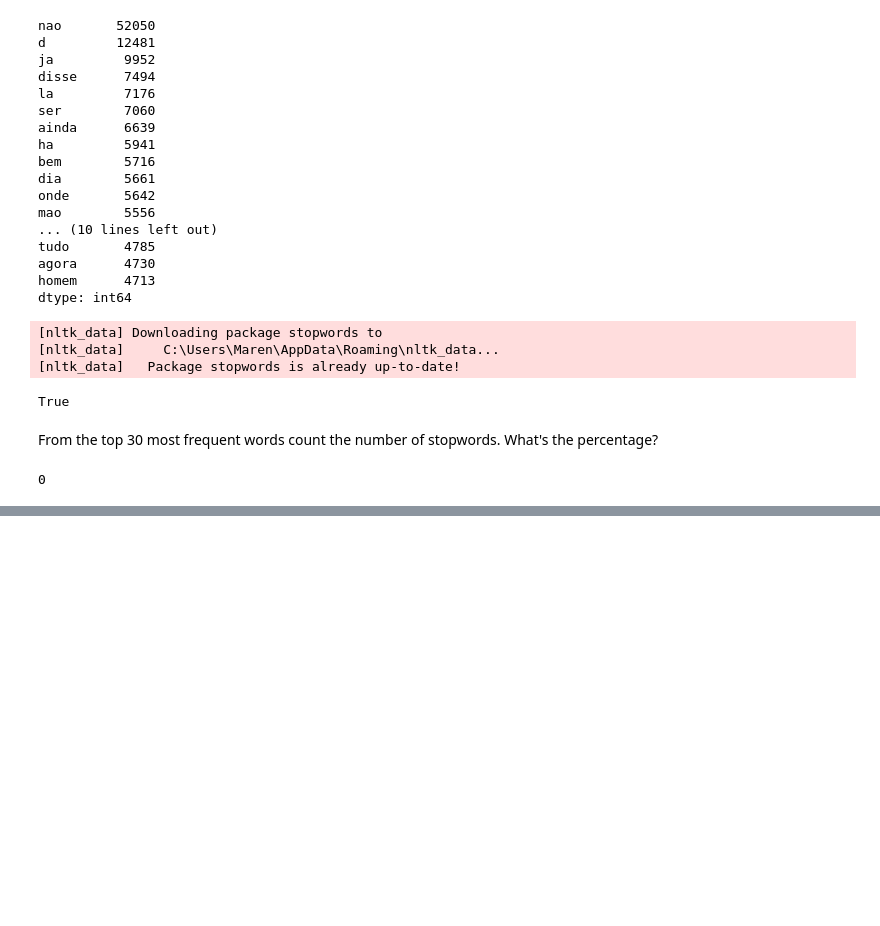
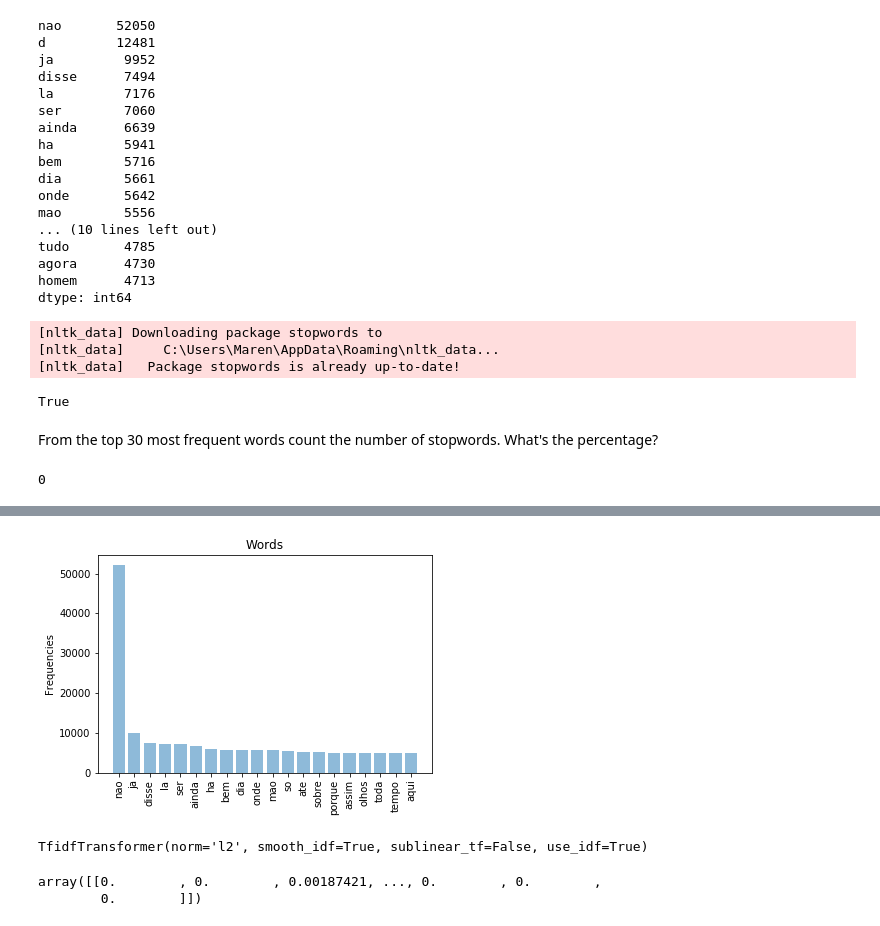
Before and after one commit to CatPalha/textMiningProject, a Jupyter notebook: Text Mining_v1.ipynb, the cells around one changed output, grey strips where cells are left out. Drawn from its saved outputs; the diff is of its cells as text; code cells hidden in the pictures; blank space fills up the shorter version.

Commit message:
Keyword Extraction

```diff
--- a/Text Mining_v1.ipynb
+++ b/Text Mining_v1.ipynb
@@ -199,8 +199,7 @@ corpora
 def preprocessing(dataframe):
     processed_corpus = []
 
-    stop_words_pt = set(stopwords.words("portuguese"))
-    stop_words_en = set(stopwords.words("english"))
+    stop_words_pt = set(stopwords.words("portuguese", "english"))
 
     for i in tqdm(range(len(dataframe))):
         text = dataframe['Text'][i]
@@ -346,0 +342,8 @@ AttributeError: 'set' object has no attribute 'words'
+# %%
+from nltk.corpus import stopwords
+stopwords = set(stopwords.words("english"))
+count = 0
+for word in freq.index[:30]:
+    if word in stopwords:
+        count += 1
+count
@@ -375,0 +404,2 @@ def number_token(text):
+# %%
+top_df = get_top_n_grams(cleaned_corpora, top_k=20, n=1)
@@ -375,0 +420,27 @@ def number_token(text):
+# %%
+import numpy as np
+import matplotlib.pyplot as plt
+def plot_frequencies(top_df):
+    """
+    Function that receives a dataframe from the "get_top_n_grams" function
+    and plots the frequencies in a bar plot.
+    """
+    x_labels = top_df["Ngram"][:30]
+    y_pos = np.arange(len(x_labels))
+    values = top_df["Freq"][:30]
+    plt.bar(y_pos, values, align='center', alpha=0.5)
+    plt.xticks(y_pos, x_labels)
+    plt.ylabel('Frequencies')
+    plt.title('Words')
+    plt.xticks(rotation=90)
+    plt.show()
+# %%
+plot_frequencies(top_df)
+# %% [output]
+[figure, added]
+# %%
+from sklearn.feature_extraction.text import TfidfTransformer
+tfidf_vectorizer = TfidfTransformer()
+tfidf_vectorizer.fit(X)
+# %% [output]
+TfidfTransformer(norm='l2', smooth_idf=True, sublinear_tf=False, use_idf=True)
@@ -375,0 +456,5 @@ def number_token(text):
+# %%
+tf_idf_vector.toarray()
+# %% [output]
+array([[0.        , 0.        , 0.00187421, ..., 0.        , 0.        ,
+        0.        ]])
```
Also changed, not shown: parts of 14 cells of this notebook.
